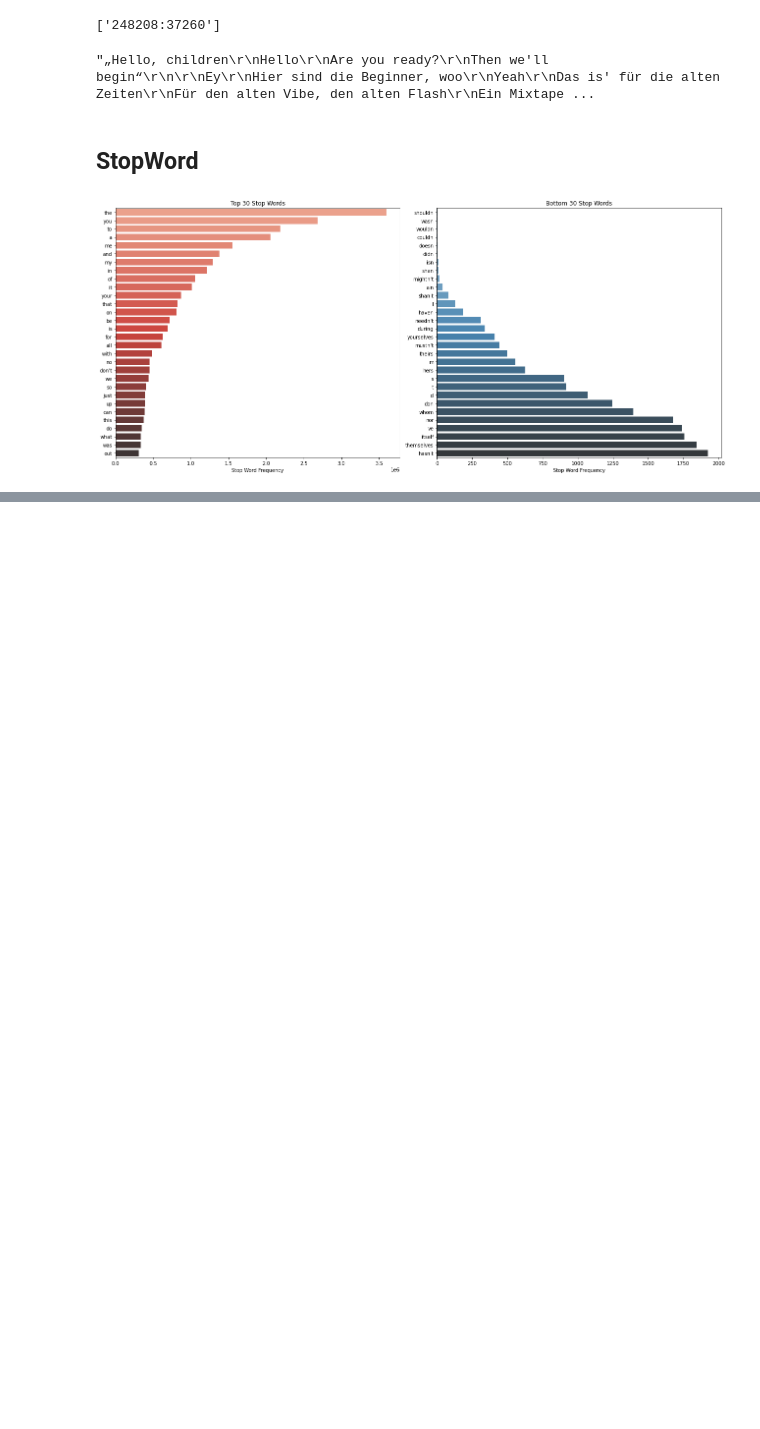
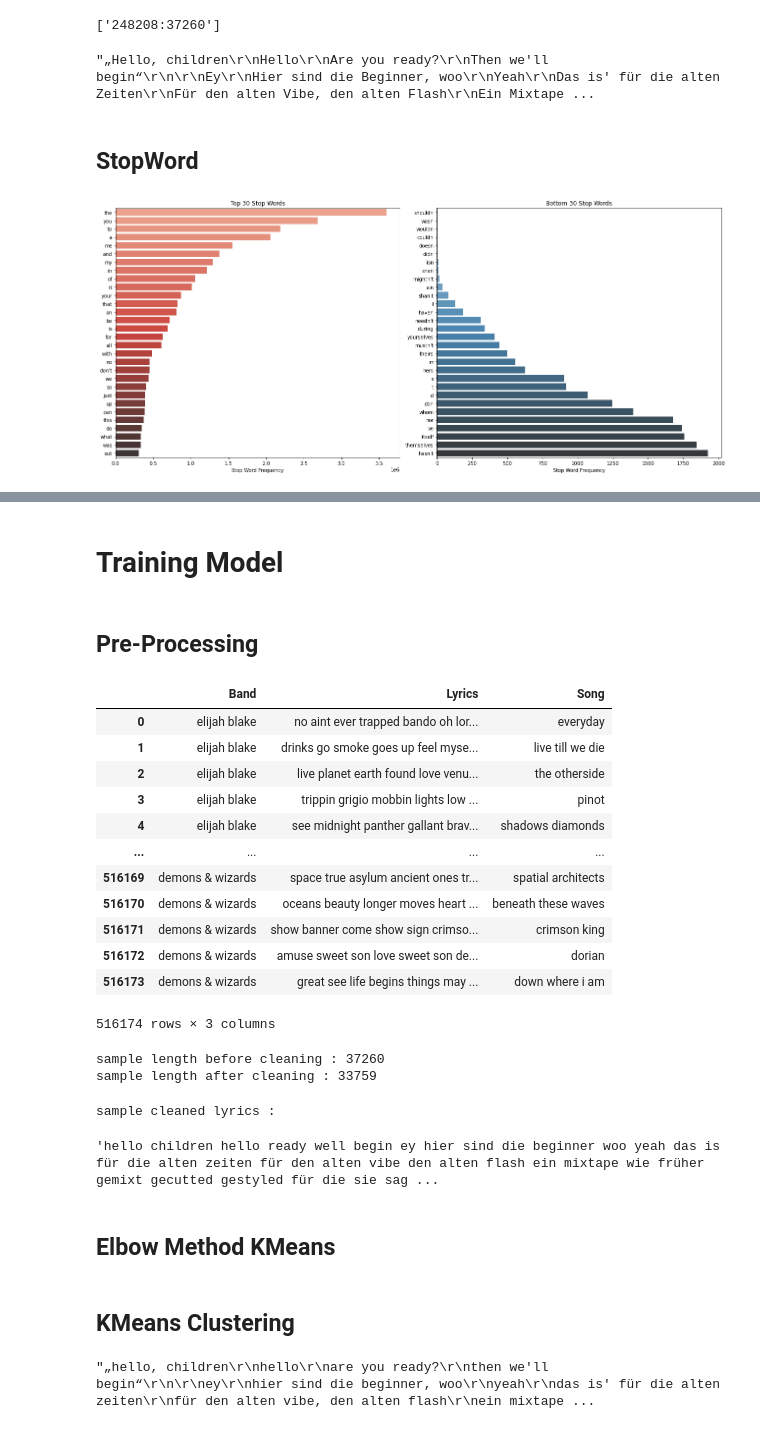
Before and after one commit to zikrullah79/LBP2-Music-RS, a Jupyter notebook: RS_KNN.ipynb, the cells around one changed output, grey strips where cells are left out. Cells and saved outputs as stored; diff of their text form; code cells hidden in the pictures; blank space fills up the shorter version.

Commit message:
Pre-Processing datasets

```diff
--- a/RS_KNN.ipynb
+++ b/RS_KNN.ipynb
@@ -243,0 +246,65 @@ plt.show()
+# %% [markdown]
+# Training Model
+# %% [markdown]
+## Pre-Processing
+# %%
+from nltk.tokenize import word_tokenize
+
+def lowering_case(dataframe):
+    dataframe = df.fillna("").applymap(lambda x:x.lower())
+    return dataframe
+
+def delete_escape_character(dataframe):
+    return dataframe.replace(to_replace="\r|\n",value=" ",regex=True)
+
+def remove_punctuation(dataframe):
+    dataframe[['Lyrics','Song']] = dataframe[['Lyrics','Song']].replace(to_replace="[^\w\s]",value="",regex=True)
+    return dataframe
+
+def remove_stopword(dataframe):
+    dataframe['Lyrics'] = dataframe['Lyrics'].apply(lambda x: " ".join([i for i in x.split() if i not in sw]))
+    return dataframe
+# %%
+clean_df = lowering_case(df)
+clean_df = delete_escape_character(clean_df)
+clean_df = remove_stopword(clean_df)
+clean_df = remove_punctuation(clean_df)
+# %%
+clean_df
+# %% [output]
+|  | Band | Lyrics | Song |
+| 0 | elijah blake | no aint ever trapped bando oh lor... | everyday |
+| 1 | elijah blake | drinks go smoke goes up feel myse... | live till we die |
+| 2 | elijah blake | live planet earth found love venu... | the otherside |
+| 3 | elijah blake | trippin grigio mobbin lights low ... | pinot |
+| 4 | elijah blake | see midnight panther gallant brav... | shadows diamonds |
+| ... | ... | ... | ... |
+| 516169 | demons & wizards | space true asylum ancient ones tr... | spatial architects |
+| 516170 | demons & wizards | oceans beauty longer moves heart ... | beneath these waves |
+| 516171 | demons & wizards | show banner come show sign crimso... | crimson king |
+| 516172 | demons & wizards | amuse sweet son love sweet son de... | dorian |
+| 516173 | demons & wizards | great see life begins things may ... | down where i am |
+516174 rows × 3 columns
+# %%
+print("sample length before cleaning : {}".format(len(list(df["Lyrics"].iloc[248208]))))
+print("sample length after cleaning : {}".format(len(list(clean_df["Lyrics"].iloc[248208]))))
+# %% [output]
+sample length before cleaning : 37260
+sample length after cleaning : 33759
+# %%
+print("sample cleaned lyrics : ")
+clean_df["Lyrics"].iloc[248208]
+# %% [output]
+sample cleaned lyrics :
+'hello children hello ready well begin ey hier sind die beginner woo yeah das is für die alten zeiten für den alten vibe den alten flash ein mixtape wie früher gemixt gecutted gestyled für die sie sag ...
+# %% [markdown]
+## Elbow Method KMeans
+# %% [markdown]
+## KMeans Clustering
+# %%
+import re
+coba = df["Lyrics"].iloc[248208]
+# re.sub("\."," ",coba)
+coba
+# %% [output]
+"„hello, children\r\nhello\r\nare you ready?\r\nthen we'll begin“\r\n\r\ney\r\nhier sind die beginner, woo\r\nyeah\r\ndas is' für die alten zeiten\r\nfür den alten vibe, den alten flash\r\nein mixtape ...
```
Also changed, not shown: parts of 33 cells of this notebook.
